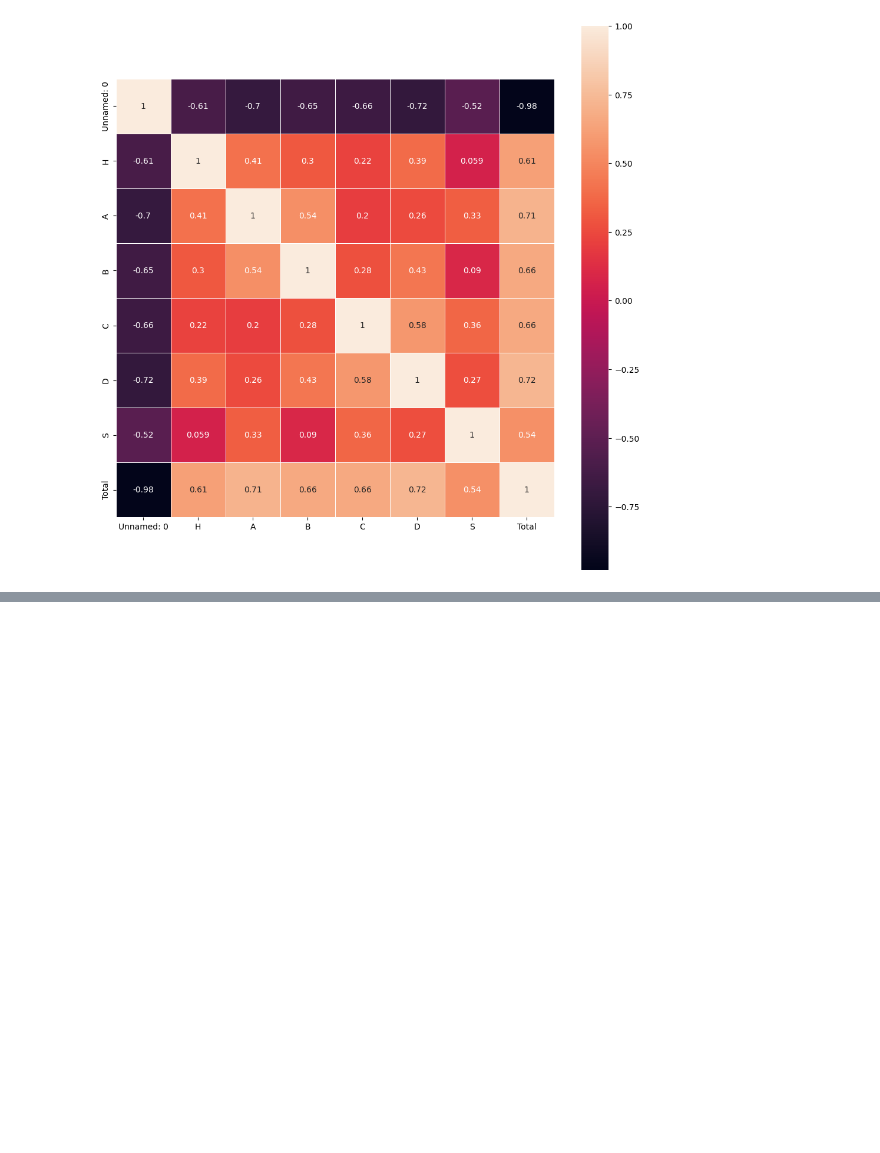
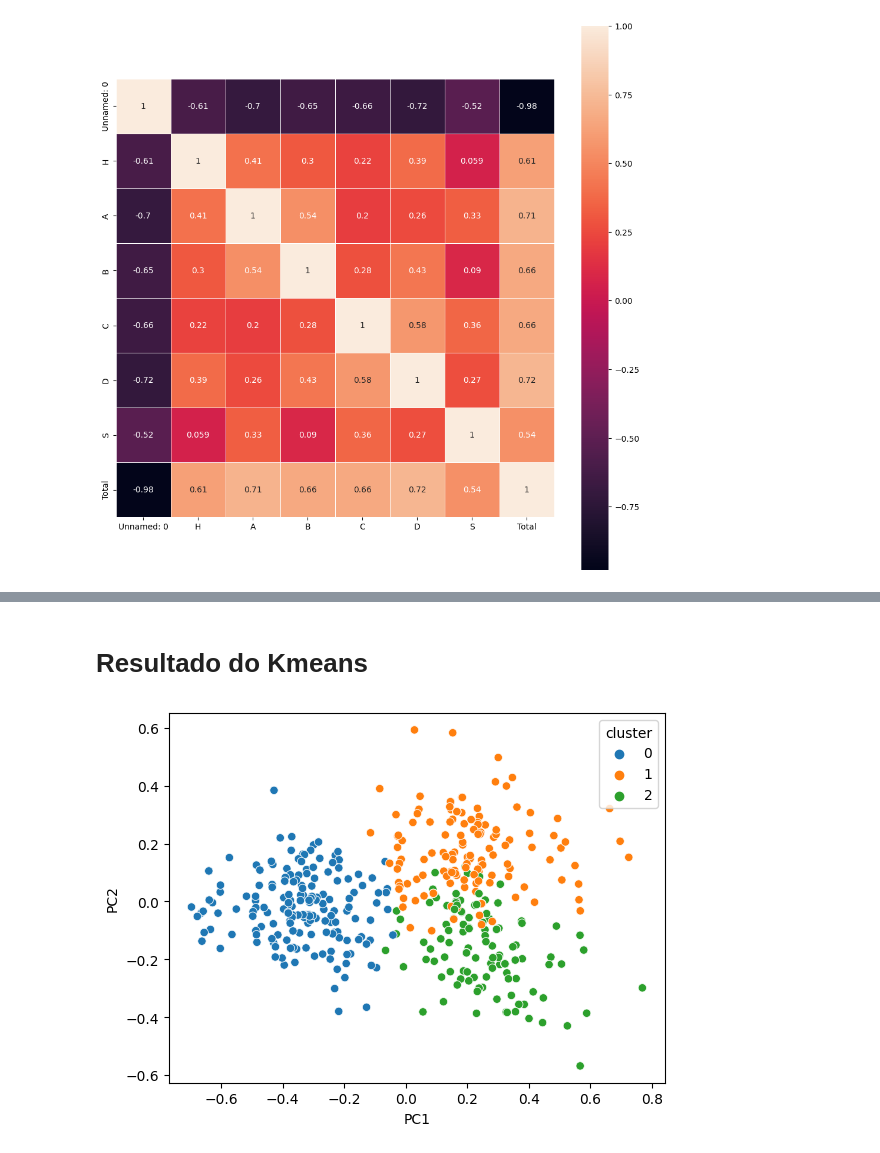
Before and after one commit to JuniorDocio/ValidacaoDeCrusterizacao, a Jupyter notebook: Validacao_De_Modelos_De_Clusterizacao.ipynb, the cells around one changed output, grey strips where cells are left out. Drawn from its saved outputs; the diff is of its cells as text; code cells hidden in the pictures; blank space fills up the shorter version.

```diff
--- a/Validacao_De_Modelos_De_Clusterizacao.ipynb
+++ b/Validacao_De_Modelos_De_Clusterizacao.ipynb
@@ -135,0 +184,3 @@ sb.heatmap(corr, square=True, linewidths=.5, annot=True)
+# %%
+kmeans = KMeans(n_clusters=3)
+k_fit = kmeans.fit(normalizados)
@@ -135,0 +239,12 @@ sb.heatmap(corr, square=True, linewidths=.5, annot=True)
+# %%
+def plot_cluster_points(pokemons, kmeans):
+    pca = PCA(2)
+    pca_data = pd.DataFrame(pca.fit_transform(pokemons), columns=['PC1','PC2'])
+    pca_data['cluster'] = pd.Categorical(kmeans.labels_)
+    sb.scatterplot(x="PC1", y="PC2", hue="cluster", data=pca_data)
+# %% [markdown]
+# Resultado do Kmeans
+# %%
+plot_cluster_points(normalizados, kmeans)
+# %% [output]
+[figure, added]
```
Also changed, not shown: parts of 32 cells of this notebook.
